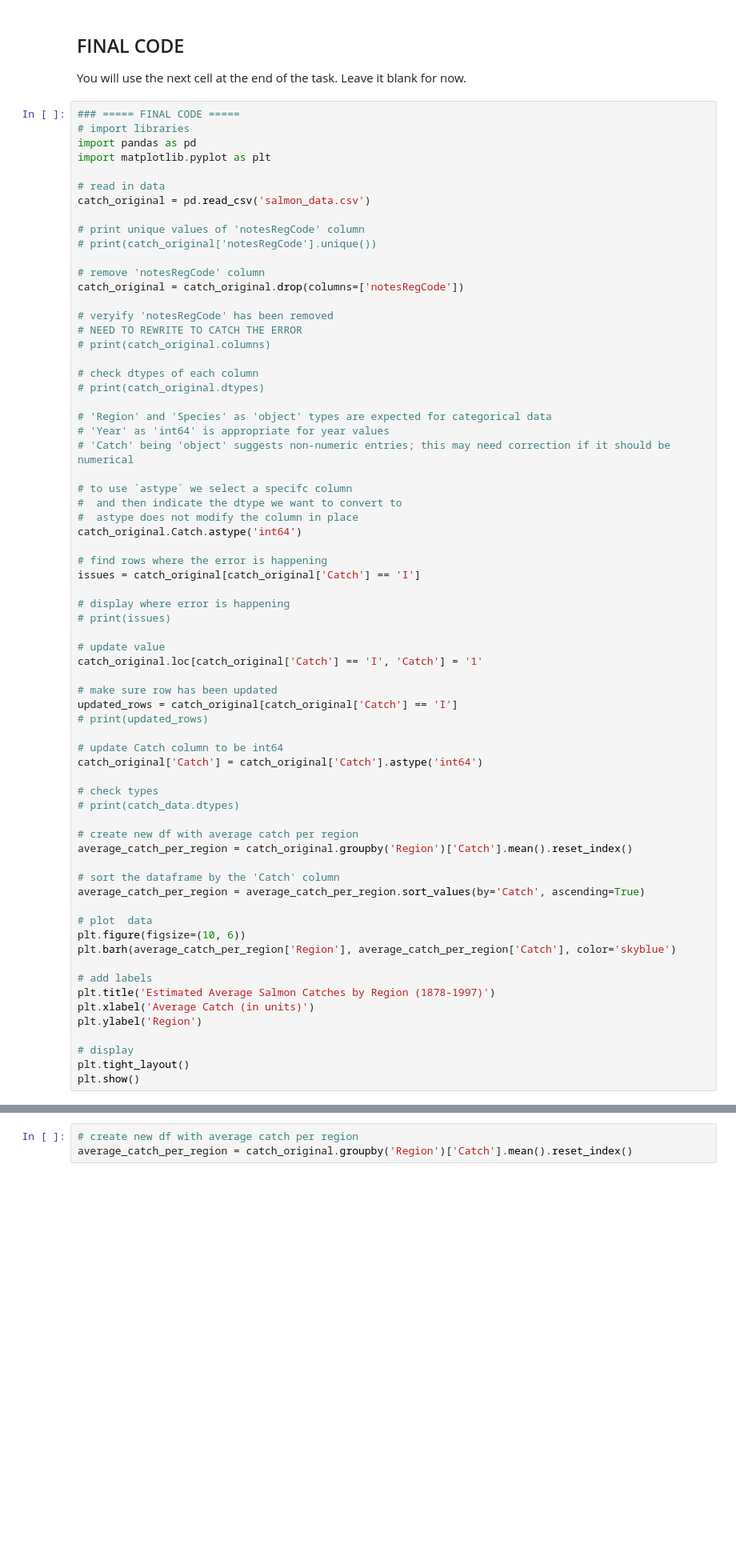
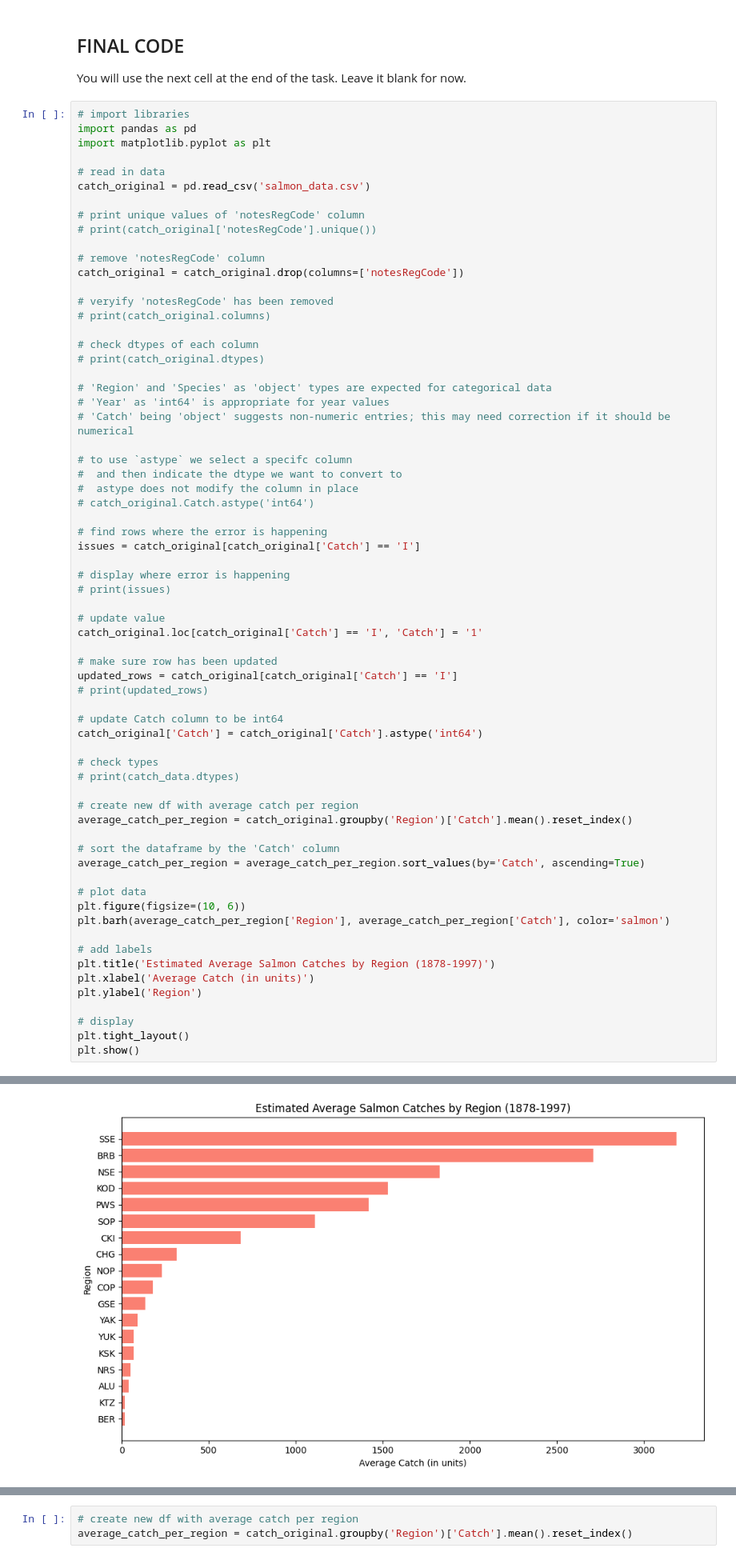
Before and after one commit to maxwellpatt/eds220-hwk-2, a Jupyter notebook: hwk2-task3-salmon.ipynb, the cells around one changed output, grey strips where cells are left out. Shown at 80% size. Saved outputs shown, nothing was run; the diff lists cells and outputs as text; blank space fills up the shorter version.

```diff
--- a/hwk2-task3-salmon.ipynb
+++ b/hwk2-task3-salmon.ipynb
@@ -35,7 +35,6 @@ The dataset is in csv format and has the following columns:
 
 You will use the next cell at the end of the task. Leave it blank for now.
 # %%
-### ===== FINAL CODE =====
 # import libraries
 import pandas as pd
 import matplotlib.pyplot as plt
@@ -50,7 +49,6 @@ catch_original = pd.read_csv('salmon_data.csv')
 catch_original = catch_original.drop(columns=['notesRegCode'])
 
 # veryify 'notesRegCode' has been removed
-# NEED TO REWRITE TO CATCH THE ERROR
 # print(catch_original.columns)
 
 # check dtypes of each column
@@ -63,7 +61,7 @@ catch_original = catch_original.drop(columns=['notesRegCode'])
 # to use `astype` we select a specifc column
 #  and then indicate the dtype we want to convert to
 #  astype does not modify the column in place
-catch_original.Catch.astype('int64')
+# catch_original.Catch.astype('int64')
 
 # find rows where the error is happening
 issues = catch_original[catch_original['Catch'] == 'I']
@@ -90,9 +88,9 @@ average_catch_per_region = catch_original.groupby('Region')['Catch'].mean().rese
 # sort the dataframe by the 'Catch' column
 average_catch_per_region = average_catch_per_region.sort_values(by='Catch', ascending=True)
 
-# plot  data
+# plot data
 plt.figure(figsize=(10, 6))
-plt.barh(average_catch_per_region['Region'], average_catch_per_region['Catch'], color='skyblue')
+plt.barh(average_catch_per_region['Region'], average_catch_per_region['Catch'], color='salmon')
 
 # add labels
 plt.title('Estimated Average Salmon Catches by Region (1878-1997)')
@@ -107,3 +104,4 @@ ValueError: invalid literal for int() with base 10: 'I'
+[figure, added]
 # %% [markdown]
 ## 1
 
```
Also changed, not shown: parts of 5 cells of this notebook.
